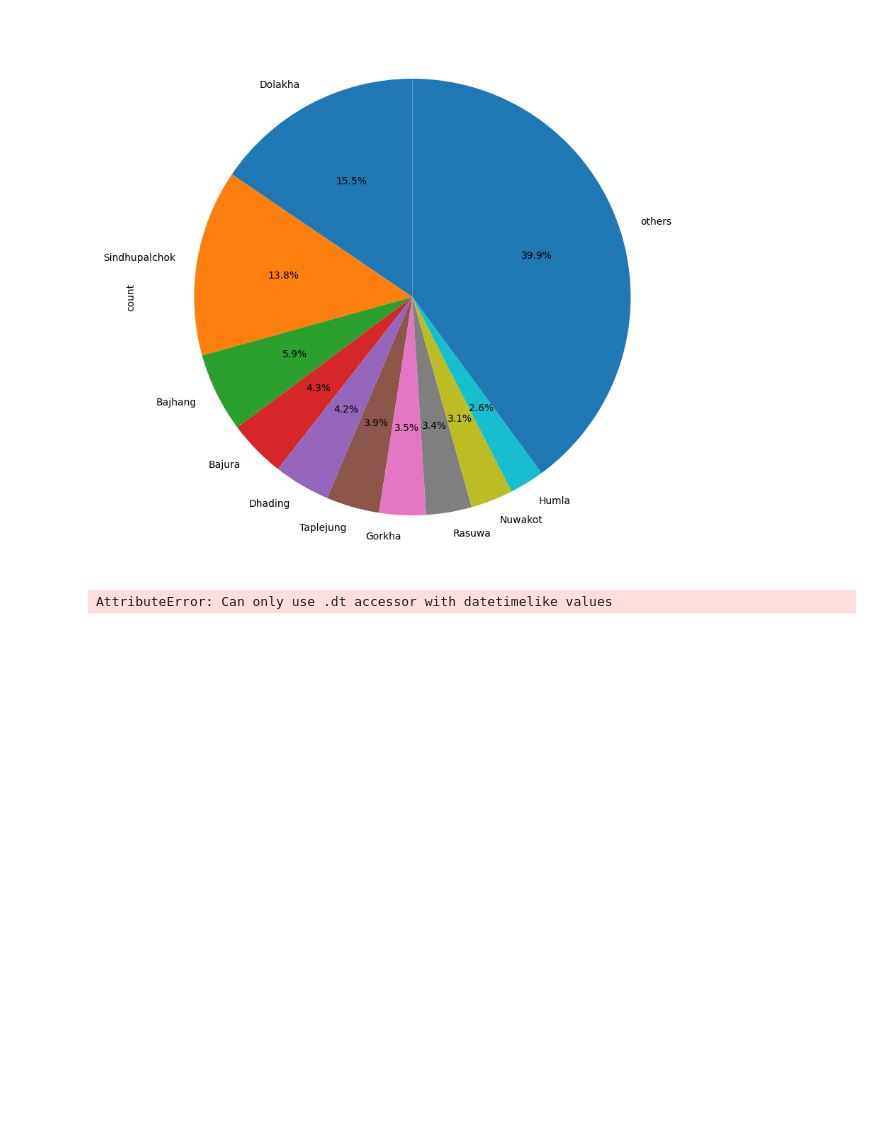
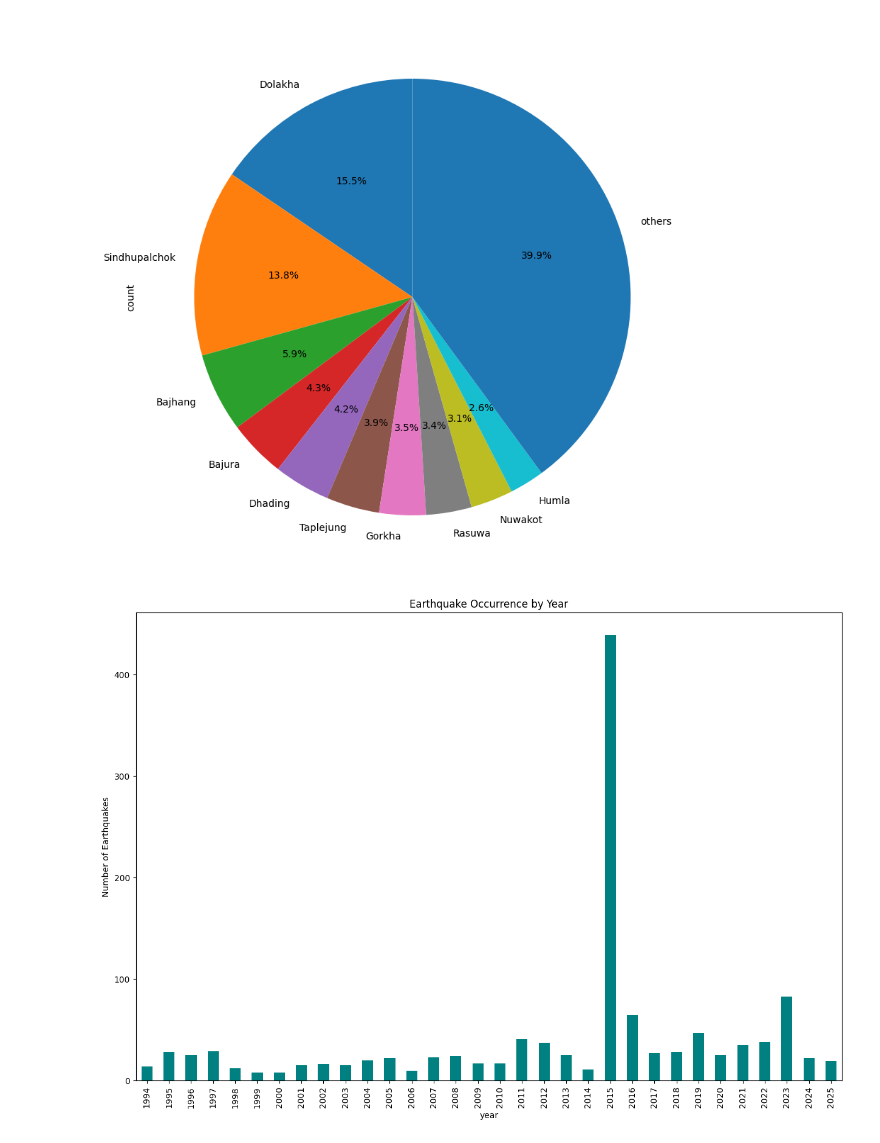
Before and after one commit to MadhavTharu/NETA-SRPBSC, a Jupyter notebook: notebooks/earthquake_eda.ipynb, the cells around one changed output. Cells and saved outputs as stored; diff of their text form; code cells hidden in the pictures; blank space fills up the shorter version.

Commit message:
error removed

```diff
--- a/notebooks/earthquake_eda.ipynb
+++ b/notebooks/earthquake_eda.ipynb
@@ -114,13 +114,14 @@ plotdata.plot(kind='pie', figsize=(15, 10), startangle=90, autopct='%.1f%%')
 <Axes: ylabel='count'>
 [figure]
 # %%
+df_eda['datetime_utc'] = pd.to_datetime(df_eda['datetime_utc'])
 df_eda['year'] = df_eda['datetime_utc'].dt.year
 df_eda.groupby('year').size().plot(kind='bar', figsize=(15, 10), color='teal')
 plt.title('Earthquake Occurrence by Year')
 plt.ylabel('Number of Earthquakes')
 plt.show()
 # %% [output]
-AttributeError: Can only use .dt accessor with datetimelike values
+[figure, added]
 # %%
 import folium
 from folium.plugins import FastMarkerCluster
```
Also changed, not shown: parts of 1 cell of this notebook, 1 other file.
